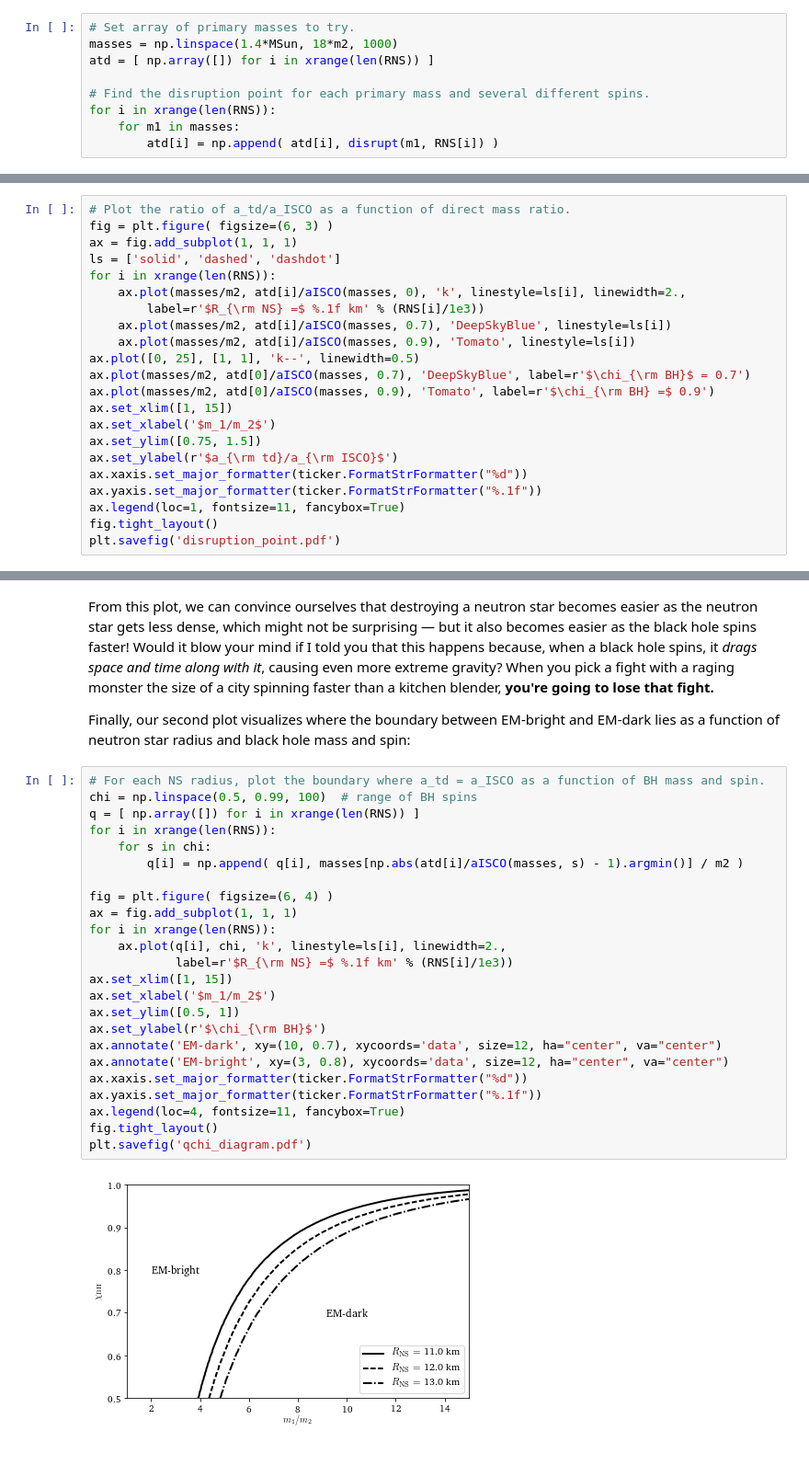
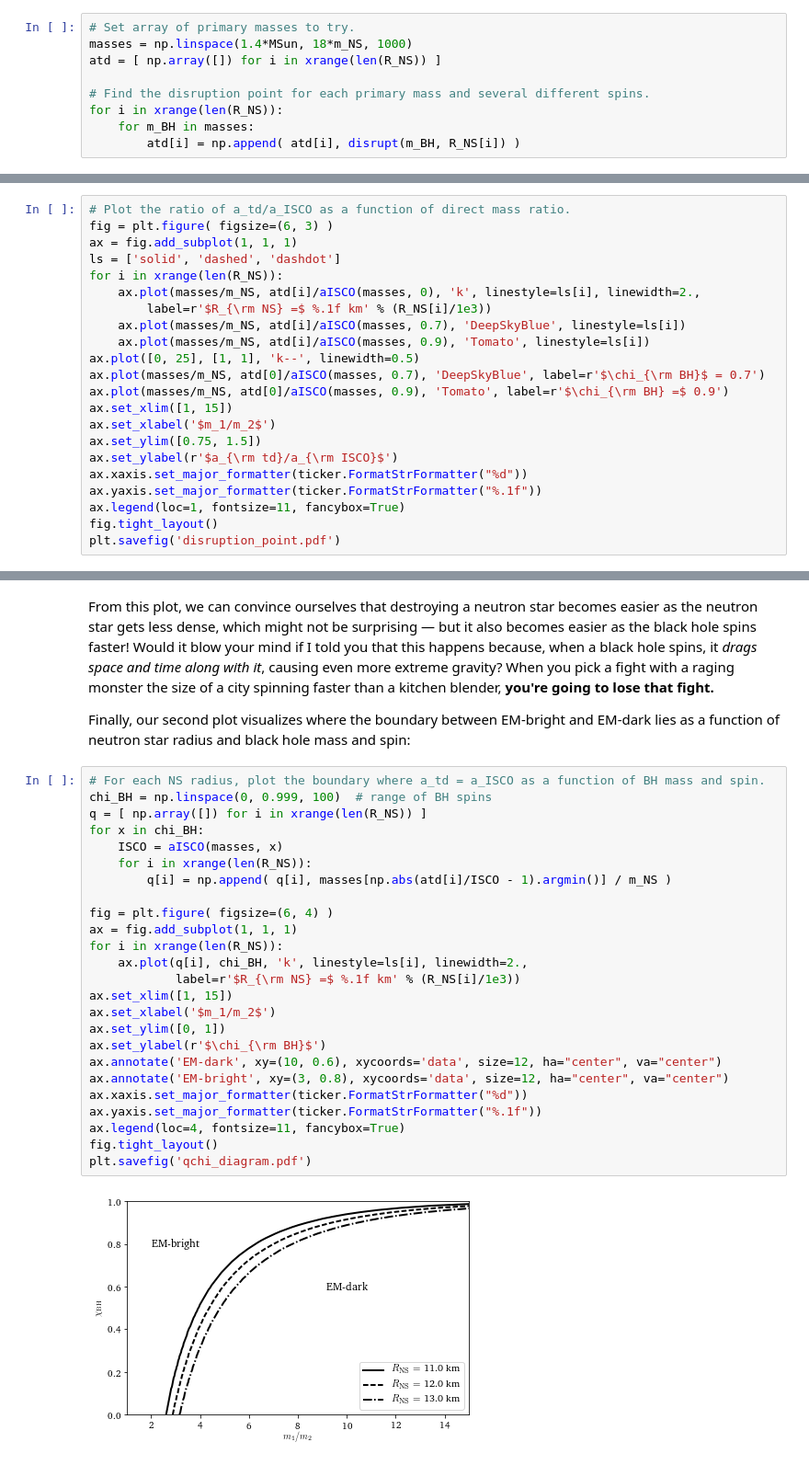
Before and after one commit to alurban/mentoring, a Jupyter notebook: tidal_distortion/disruption/disruption_point.ipynb, the cells around one changed output, grey strips where cells are left out. Shown: that part at 92% size. Cells and saved outputs as stored; diff of their text form.

Commit message:
Adding a binary diagram to the iPython notebook; cleaning up notation and variable names

```diff
--- a/tidal_distortion/disruption/disruption_point.ipynb
+++ b/tidal_distortion/disruption/disruption_point.ipynb
@@ -75,12 +79,12 @@ def disrupt(m1, R, m2=1.4*MSun, tol=1e-4):
 Now we're ready for the main body of the code, which simply makes repeated calls to our two functions `aISCO` and `disrupt` inside of a loop:
 # %%
 # Set array of primary masses to try.
-masses = np.linspace(1.4*MSun, 18*m2, 1000)
-atd = [ np.array([]) for i in xrange(len(RNS)) ]
+masses = np.linspace(1.4*MSun, 18*m_NS, 1000)
+atd = [ np.array([]) for i in xrange(len(R_NS)) ]
 
 # Find the disruption point for each primary mass and several different spins.
-for i in xrange(len(RNS)):
-    for m1 in masses:
-        atd[i] = np.append( atd[i], disrupt(m1, RNS[i]) )
+for i in xrange(len(R_NS)):
+    for m_BH in masses:
+        atd[i] = np.append( atd[i], disrupt(m_BH, R_NS[i]) )
 # %% [markdown]
 ---
@@ -90,14 +94,14 @@ To visualize the relationship between tidal disruption and mass ratio, we can ma
 fig = plt.figure( figsize=(6, 3) )
 ax = fig.add_subplot(1, 1, 1)
 ls = ['solid', 'dashed', 'dashdot']
-for i in xrange(len(RNS)):
-    ax.plot(masses/m2, atd[i]/aISCO(masses, 0), 'k', linestyle=ls[i], linewidth=2.,
-        label=r'$R_{\rm NS} =$ %.1f km' % (RNS[i]/1e3))
-    ax.plot(masses/m2, atd[i]/aISCO(masses, 0.7), 'DeepSkyBlue', linestyle=ls[i])
-    ax.plot(masses/m2, atd[i]/aISCO(masses, 0.9), 'Tomato', linestyle=ls[i])
+for i in xrange(len(R_NS)):
+    ax.plot(masses/m_NS, atd[i]/aISCO(masses, 0), 'k', linestyle=ls[i], linewidth=2.,
+        label=r'$R_{\rm NS} =$ %.1f km' % (R_NS[i]/1e3))
+    ax.plot(masses/m_NS, atd[i]/aISCO(masses, 0.7), 'DeepSkyBlue', linestyle=ls[i])
+    ax.plot(masses/m_NS, atd[i]/aISCO(masses, 0.9), 'Tomato', linestyle=ls[i])
 ax.plot([0, 25], [1, 1], 'k--', linewidth=0.5)
-ax.plot(masses/m2, atd[0]/aISCO(masses, 0.7), 'DeepSkyBlue', label=r'$\chi_{\rm BH}$ = 0.7')
-ax.plot(masses/m2, atd[0]/aISCO(masses, 0.9), 'Tomato', label=r'$\chi_{\rm BH} =$ 0.9')
+ax.plot(masses/m_NS, atd[0]/aISCO(masses, 0.7), 'DeepSkyBlue', label=r'$\chi_{\rm BH}$ = 0.7')
+ax.plot(masses/m_NS, atd[0]/aISCO(masses, 0.9), 'Tomato', label=r'$\chi_{\rm BH} =$ 0.9')
 ax.set_xlim([1, 15])
 ax.set_xlabel('$m_1/m_2$')
 ax.set_ylim([0.75, 1.5])
@@ -115,27 +119,28 @@ From this plot, we can convince ourselves that destroying a neutron star becomes
 Finally, our second plot visualizes where the boundary between EM-bright and EM-dark lies as a function of neutron star radius and black hole mass and spin:
 # %%
 # For each NS radius, plot the boundary where a_td = a_ISCO as a function of BH mass and spin.
-chi = np.linspace(0.5, 0.99, 100)  # range of BH spins
-q = [ np.array([]) for i in xrange(len(RNS)) ]
-for i in xrange(len(RNS)):
-    for s in chi:
-        q[i] = np.append( q[i], masses[np.abs(atd[i]/aISCO(masses, s) - 1).argmin()] / m2 )
+chi_BH = np.linspace(0, 0.999, 100)  # range of BH spins
+q = [ np.array([]) for i in xrange(len(R_NS)) ]
+for x in chi_BH:
+    ISCO = aISCO(masses, x)
+    for i in xrange(len(R_NS)):
+        q[i] = np.append( q[i], masses[np.abs(atd[i]/ISCO - 1).argmin()] / m_NS )
 
 fig = plt.figure( figsize=(6, 4) )
 ax = fig.add_subplot(1, 1, 1)
-for i in xrange(len(RNS)):
-    ax.plot(q[i], chi, 'k', linestyle=ls[i], linewidth=2.,
-            label=r'$R_{\rm NS} =$ %.1f km' % (RNS[i]/1e3))
+for i in xrange(len(R_NS)):
+    ax.plot(q[i], chi_BH, 'k', linestyle=ls[i], linewidth=2.,
+            label=r'$R_{\rm NS} =$ %.1f km' % (R_NS[i]/1e3))
 ax.set_xlim([1, 15])
 ax.set_xlabel('$m_1/m_2$')
-ax.set_ylim([0.5, 1])
+ax.set_ylim([0, 1])
 ax.set_ylabel(r'$\chi_{\rm BH}$')
-ax.annotate('EM-dark', xy=(10, 0.7), xycoords='data', size=12, ha="center", va="center")
+ax.annotate('EM-dark', xy=(10, 0.6), xycoords='data', size=12, ha="center", va="center")
 ax.annotate('EM-bright', xy=(3, 0.8), xycoords='data', size=12, ha="center", va="center")
 ax.xaxis.set_major_formatter(ticker.FormatStrFormatter("%d"))
 ax.yaxis.set_major_formatter(ticker.FormatStrFormatter("%.1f"))
 ax.legend(loc=4, fontsize=11, fancybox=True)
 fig.tight_layout()
 plt.savefig('qchi_diagram.pdf')
 # %% [output]
-[figure, old version]
+[figure, new version]
```
Also changed, not shown: parts of 6 cells of this notebook, 4 other files.
